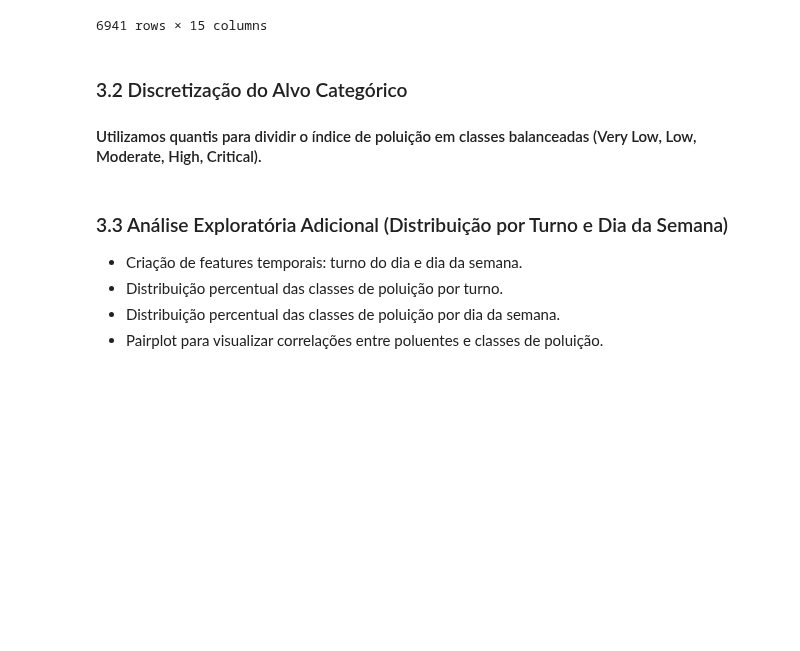
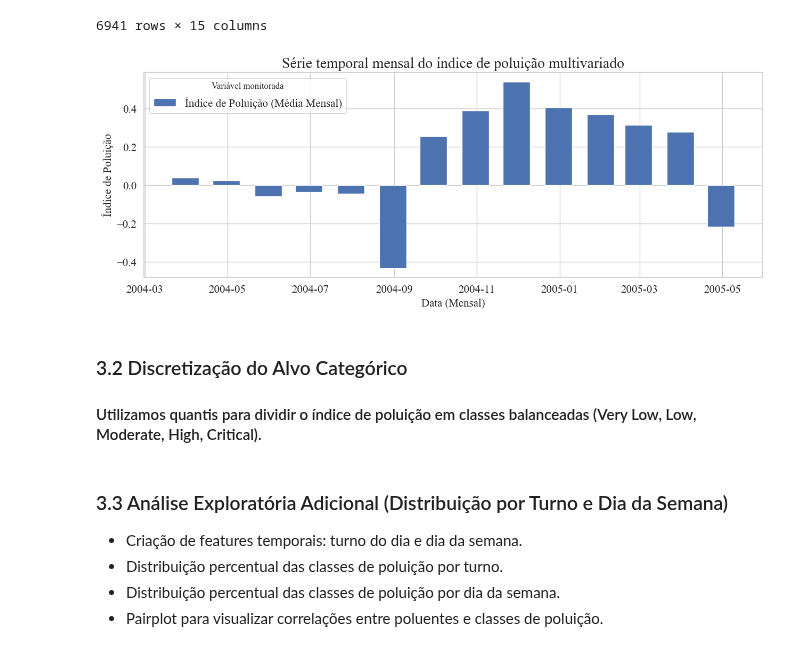
Before and after one commit to diego-nac/ica-homeworks, a Jupyter notebook: homework3/code.ipynb, the cells around one changed output. Drawn from its saved outputs; the diff is of its cells as text; code cells hidden in the pictures; blank space fills up the shorter version.

```diff
--- a/homework3/code.ipynb
+++ b/homework3/code.ipynb
@@ -289,6 +273,23 @@ air_quality
 | 9355 | 04/04/2005 | 13.00.00 | 2.1 | 1003.0 | 9.5 | 961.0 | 235.0 | 702.0 | 156.0 | ... |
 | 9356 | 04/04/2005 | 14.00.00 | 2.2 | 1071.0 | 11.9 | 1047.0 | 265.0 | 654.0 | 168.0 | ... |
 6941 rows × 15 columns
+# %%
+# criar coluna datetime com base nas colunas Date e Time
+air_quality['datetime'] = pd.to_datetime(air_quality['Date'] + ' ' + air_quality['Time'], format='%d/%m/%Y %H.%M.%S')
+air_quality = air_quality.set_index('datetime')
+
+monthly_pollution = air_quality["PollutionIndex"].resample("M").mean()
+
+plt.figure(figsize=(15, 5))
+plt.bar(monthly_pollution.index, monthly_pollution.values, label="Índice de Poluição (Média Mensal)", width=20)
+plt.title("Série temporal mensal do índice de poluição multivariado")
+plt.xlabel("Data (Mensal)")
+plt.ylabel("Índice de Poluição")
+plt.legend(title="Variável monitorada")
+savefig("eda_temporal_behavior_monthly")
+plt.show()
+# %% [output]
+[figure, added]
 # %% [markdown]
 ### 3.2 Discretização do Alvo Categórico
 
```
Also changed, not shown: parts of 13 cells of this notebook, 15 other files.
